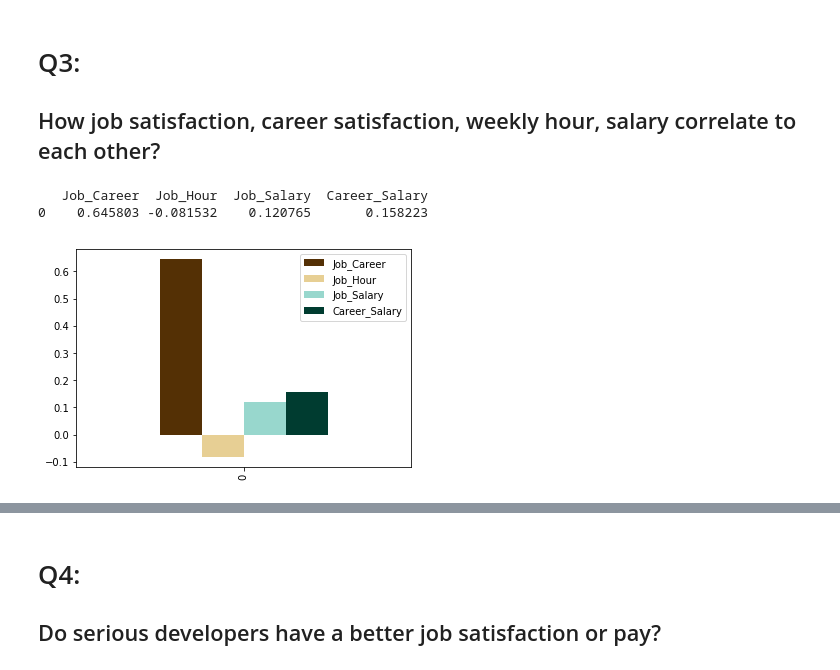
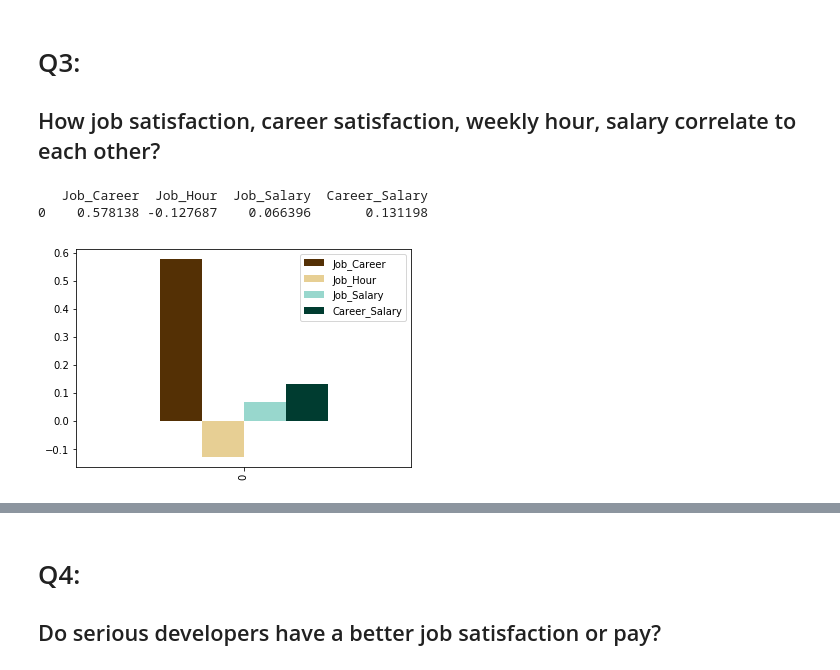
Before and after one commit to ccllcc/ds-blog-project, a Jupyter notebook: satis_analysis.ipynb, the cells around one changed output, grey strips where cells are left out. Cells and saved outputs as stored; diff of their text form; code cells hidden in the pictures.

```diff
--- a/satis_analysis.ipynb
+++ b/satis_analysis.ipynb
@@ -118,20 +120,20 @@ satisf_corr = survey[['JobSatisfaction','CareerSatisfaction','HoursPerWeek','Sal
 satisf_corr_dropna = satisf_corr.dropna(axis=0, how='any', subset=['JobSatisfaction','CareerSatisfaction','HoursPerWeek','Salary'])
 # %%
 # check how each pair correlates
-JobSat_CareerSat = satisf_corr['JobSatisfaction'].corr(satisf_corr['CareerSatisfaction'])
+JobSat_CareerSat = satisf_corr_dropna['JobSatisfaction'].corr(satisf_corr_dropna['CareerSatisfaction'])
 # print(JobSat_CareerSat)
-JobSat_Hour = satisf_corr['JobSatisfaction'].corr(satisf_corr['HoursPerWeek'])
+JobSat_Hour = satisf_corr_dropna['JobSatisfaction'].corr(satisf_corr_dropna['HoursPerWeek'])
 # print(JobSat_Hour)
-JobSat_Sal = satisf_corr['JobSatisfaction'].corr(satisf_corr['Salary'])
+JobSat_Sal = satisf_corr_dropna['JobSatisfaction'].corr(satisf_corr_dropna['Salary'])
 # print(JobSat_Sal)
-Car_Sal = satisf_corr['CareerSatisfaction'].corr(satisf_corr['Salary'])
+Car_Sal = satisf_corr_dropna['CareerSatisfaction'].corr(satisf_corr_dropna['Salary'])
 # print(Car_Sal)
 
 corr = {'Job_Career': [JobSat_CareerSat],'Job_Hour':[JobSat_Hour],'Job_Salary':[JobSat_Sal],'Career_Salary':[Car_Sal]}
 df_corr = pd.DataFrame(data = corr)
 print(df_corr)
 df_corr.plot(kind='bar',cmap = 'BrBG');
 # %% [output]
    Job_Career  Job_Hour  Job_Salary  Career_Salary
-0    0.645803 -0.081532    0.120765       0.158223
+0    0.578138 -0.127687    0.066396       0.131198
-[figure, old version]
+[figure, new version]
```
Also changed, not shown: parts of 4 cells of this notebook, 1 other file.
